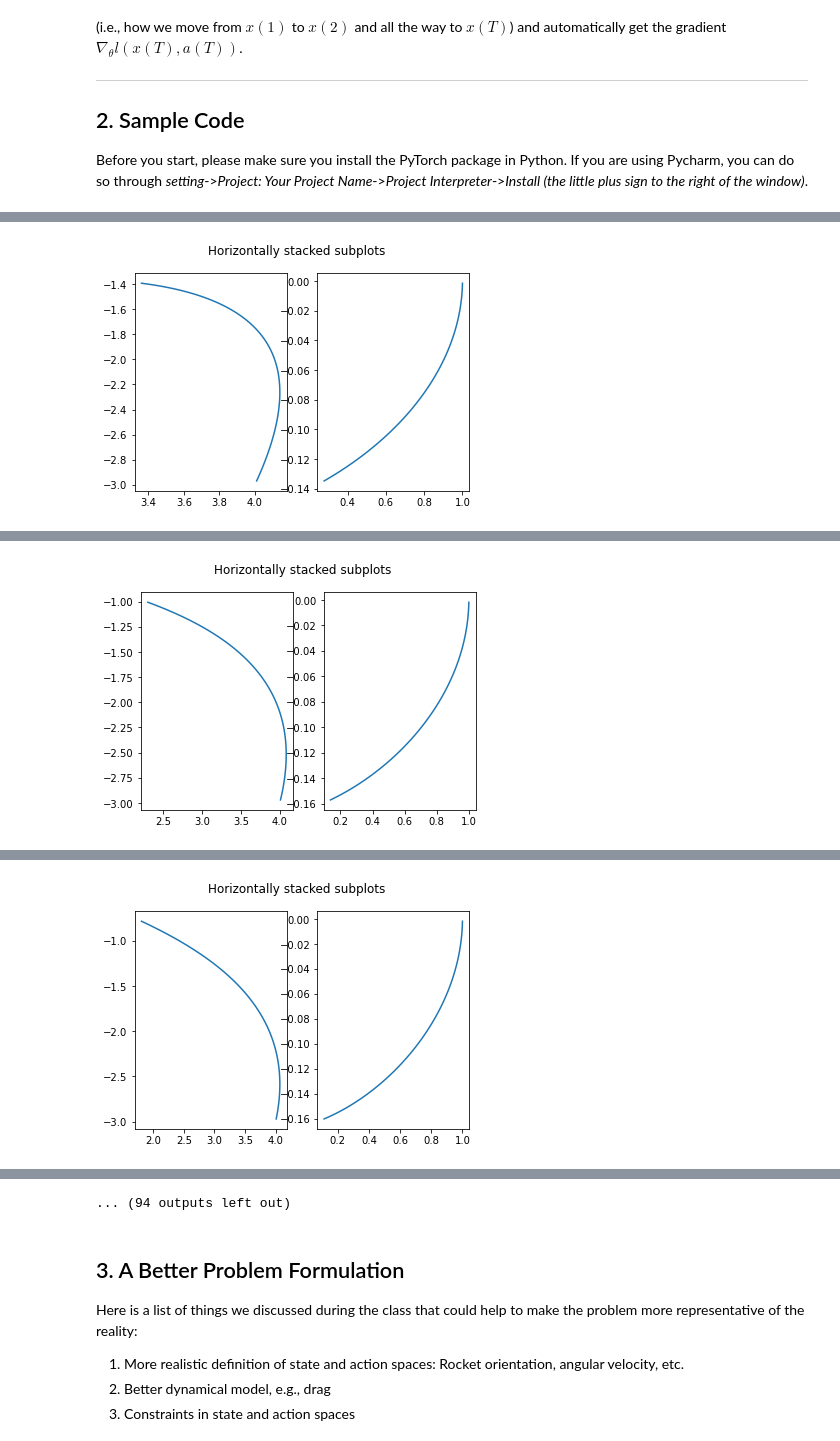
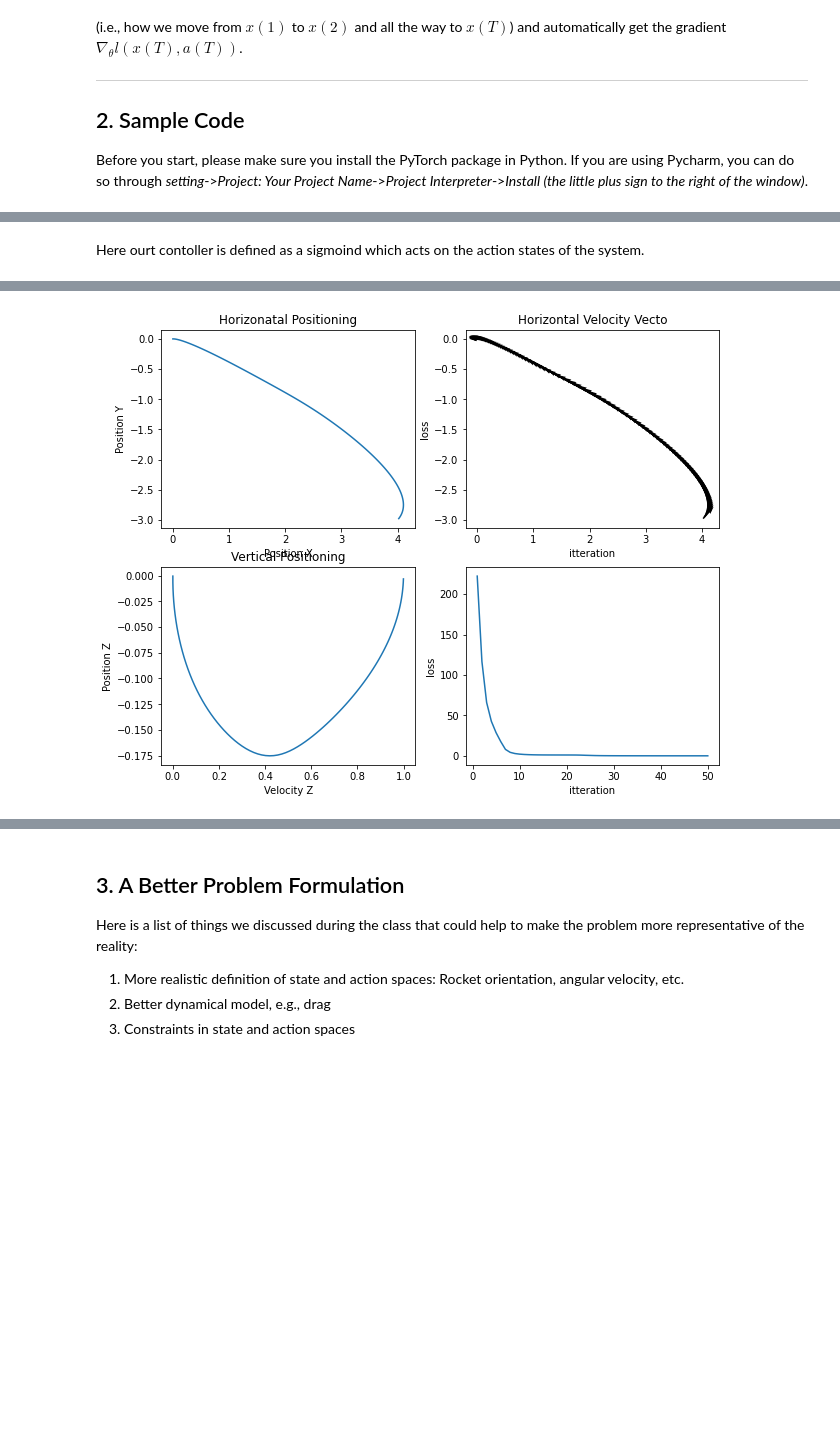
Before and after one commit to Cwhitney32/DesignOptimization, a Jupyter notebook: Project 1_2 _combined.ipynb, the cells around one changed output, grey strips where cells are left out. Cells and saved outputs as stored; diff of their text form; code cells hidden in the pictures; blank space fills up the shorter version.

```diff
--- a/Project 1_2 _combined.ipynb
+++ b/Project 1_2 _combined.ipynb
@@ -104,7 +137,7 @@ class Dynamics(nn.Module):
         xthrust=FRAME_TIME*t.tensor([0.,1.,0.,0.,0.,0.]) * t.matmul(t.tensor([BOOST_ACCEL_X,0.,0.,0.,0.]), action)
         xmthrust=FRAME_TIME*t.tensor([0.,1.,0.,0.,0.,0.])*t.matmul(t.tensor([0.,BOOST_ACCEL_mX,0.,0.,0.]), action)
 
-        ythrust=FRAME_TIME*t.tensor([0.,0.,0.,1.,0.,0.])*t.matmul(t.tensor([0., 0.,BOOST_ACCEL_Y,0,0.]), action)
+        ythrust=FRAME_TIME*t.tensor([0.,0.,0.,1.,0.,0.])*t.matmul(t.tensor([0., 0.,BOOST_ACCEL_Y,0.,0.]), action)
         ymthrust=FRAME_TIME*t.tensor([0.,0.,0.,1.,0.,0.])*t.matmul(t.tensor([0., 0.,0.,BOOST_ACCEL_mY,0.]), action)
 
 
@@ -134,6 +167,8 @@ class Dynamics(nn.Module):
         state = t.matmul(step_mat, state)
 
         return state
+# %% [markdown]
+Here ourt contoller is defined as a sigmoind which acts on the action states of the system.
 # %%
 # a deterministic controller
 # Note:
@@ -204,6 +249,8 @@ class Simulation(nn.Module):
 # 2. You will need to customize "visualize"
 # 3. loss.backward is where the gradient is calculated (d_loss/d_variables)
 # 4. self.optimizer.step(closure) is where gradient descent is done
+losslist=[]
+itterlist=[]
 
 class Optimize:
     def __init__(self, simulation):
@@ -224,23 +271,50 @@ class Optimize:
     def train(self, epochs):
         for epoch in range(epochs):
             loss = self.step()
+            losslist.append(loss.detach())
+            itterlist.append(epoch+1)
             print('[%d] loss: %.3f' % (epoch + 1, loss))
-            self.visualize()
+
+            if epoch == epochs-1:
+                self.visualize()
+
 
     def visualize(self):
         data = np.array([self.simulation.state_trajectory[i].detach().numpy() for i in range(self.simulation.T)])
         Position_X = data[:, 0]
         Position_Y = data[:, 2]
 
+        Velocity_X = data[:, 1]
+        Velocity_Y = data[:, 3]
+
         Postion_Z = data[:, 4]
         Velocity_Z = data[:, 5]
 
-        fig, (ax1, ax2) = plt.subplots(1, 2)
-        fig.suptitle('Horizontally stacked subplots')
-        ax1.plot(Position_X, Position_Y)
-        ax2.plot(Postion_Z, Velocity_Z)
+        fig = plt.figure(figsize=(10, 8))
+        gs = GridSpec(nrows=2, ncols=2)
 
-        plt.show()
+        ax0 = fig.add_subplot(gs[0, 0])
+        ax0.plot(Position_X, Position_Y)
+        ax0.set_title('Horizonatal Positioning')
+        ax0.set_ylabel('Position Y')
+        ax0.set_xlabel('Position X')
+
+        ax1 = fig.add_subplot(gs[1, 0])
+        ax1.plot(Postion_Z, Velocity_Z)
+        ax1.set_title('Vertical Positioning')
+        ax1.set_ylabel('Position Z')
+        ax1.set_xlabel('Velocity Z')
+
+        ax2 = fig.add_subplot(gs[0, 1])
+        ax2.quiver(Position_X, Position_Y,Velocity_X,Velocity_Y,units='xy' ,scale=1)
+        ax2.set_title('Horizontal Velocity Vecto')
+        ax2.set_ylabel('loss')
+        ax2.set_xlabel('itteration')
+
+        ax3 = fig.add_subplot(gs[1, 1])
+        ax3.plot(itterlist,losslist)
+        ax3.set_ylabel('loss')
+        ax3.set_xlabel('itteration')
 # %%
 # Now it's time to run the code!
 
@@ -252,5 +326,5 @@ d = Dynamics()  # define dynamics
 c = Controller(dim_input, dim_hidden, dim_output)  # define controller
 s = Simulation(c, d, T)  # define simulation
 o = Optimize(s)  # define optimizer
-o.train(100)  # solve the optimization problem
+o.train(50)  # solve the optimization problem
 # %% [output]
@@ -258 +348 @@ o.train(100)  # solve the optimization problem
-[figure, old version]
+[figure, new version]
@@ -260 +348,0 @@ o.train(100)  # solve the optimization problem
-[figure, removed]
@@ -262 +348,0 @@ o.train(100)  # solve the optimization problem
-[figure, removed]
@@ -269,4 +349,3 @@ o.train(100)  # solve the optimization problem
-... (94 outputs left out)
 # %% [markdown]
 ## 3. A Better Problem Formulation
 
```
Also changed, not shown: parts of 5 cells of this notebook.
